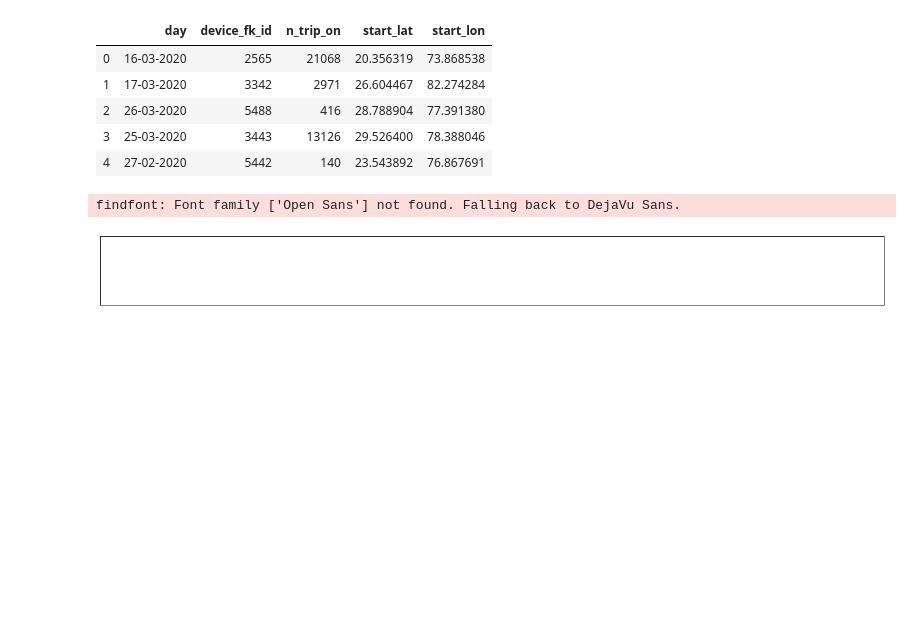
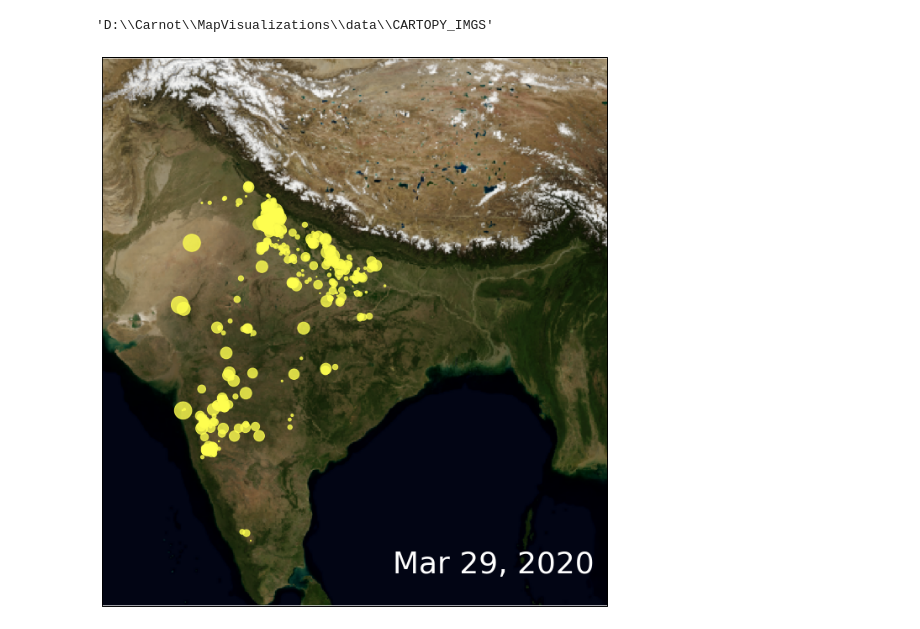
Before and after one commit to carnot-technologies/MapVisualizations, a Jupyter notebook: CartopyDemo.ipynb, the cells around one changed output. Saved outputs shown, nothing was run; the diff lists cells and outputs as text; code cells hidden in the pictures; blank space fills up the shorter version.

Commit message:
Added comments in and refined cartopy notebook

```diff
--- a/CartopyDemo.ipynb
+++ b/CartopyDemo.ipynb
@@ -13,10 +23 @@ df = pd.read_csv('data\\scatter_dummy_data.csv')
-# %%
-df.head()
-# %% [output]
-|  | day | device_fk_id | n_trip_on | start_lat | start_lon |
-| 0 | 16-03-2020 | 2565 | 21068 | 20.356319 | 73.868538 |
-| 1 | 17-03-2020 | 3342 | 2971 | 26.604467 | 82.274284 |
-| 2 | 26-03-2020 | 5488 | 416 | 28.788904 | 77.391380 |
-| 3 | 25-03-2020 | 3443 | 13126 | 29.526400 | 78.388046 |
-| 4 | 27-02-2020 | 5442 | 140 | 23.543892 | 76.867691 |
 # %%
@@ -23,45 +25,58 @@ df.head()
 df['day'] = pd.to_datetime(df['day'],format="%d-%m-%Y")
+# %%
+#Set the directory for the background image
+current_directory = os.getcwd()
+os.environ["CARTOPY_USER_BACKGROUNDS"] = os.path.join(current_directory,'data','CARTOPY_IMGS')
+
+#Verify that the environment variable has been correctly set
+os.getenv('CARTOPY_USER_BACKGROUNDS')
+# %% [output]
+'D:\\Carnot\\MapVisualizations\\data\\CARTOPY_IMGS'
+# %%
+#Define the extent of the plot. Here the extreme lat lon of India are hard-coded.
+lat_min = 8.06890
+lat_max = 37.08586
+lon_min = 68.1941
+lon_max = 97.39564
+extent = [lon_min, lon_max, lat_min, lat_max]
+central_lon = np.mean(extent[:2])
+central_lat = np.mean(extent[2:])
 # %%
-central_lat = 37.5
-central_lon = -96
-extent = [68.1941, 97.39564, 8.06890, 37.08586]
-central_lon = np.mean(extent[:2])
-central_lat = np.mean(extent[2:])
-os.environ["CARTOPY_USER_BACKGROUNDS"] = "C:\\Users\\Yash\\Downloads\\CARTOPY_IMGS"
-
 fig = plt.figure(figsize=(24, 12))
-ax = plt.axes(projection=ccrs.Mercator(central_lon, 8.06890, 37.08586))
+ax = plt.axes(projection=ccrs.Mercator(central_lon, lat_min, lat_max))
 for i in range(1,30):
     date = datetime(2020,3,i)
     df_single_day = df[df['day'] == date]
     if ax is None:
         fig = plt.figure(figsize=(24, 12))
-        ax = plt.axes(projection=ccrs.Mercator(central_lon, 8.06890, 37.08586))
+        ax = plt.axes(projection=ccrs.Mercator(central_lon, lat_min, lat_max))
     ax.set_extent(extent, crs=ccrs.PlateCarree())
 
-    ax.background_img(extent = extent)
+    #Setting the background image and creating the plot
+    ax.background_img(name='BM_NASA', resolution='low',extent = extent)
     ax.scatter(df_single_day['start_lon'], df_single_day['start_lat'], s=df_single_day['n_trip_on'].apply(lambda x: x/100),
                    alpha=0.8, color='#FFFF50',
                    transform=ccrs.PlateCarree())
-
-    fontname = 'Open Sans'
-    fontsize = 28
-    # Positions for the date and grad counter
+    #Adding text
+    fontsize = 36
+    # Positions for the date
     date_x = 85
     date_y = 10
-    date_spacing = 65
 
     ax.text(date_x, date_y,
             f"{date.strftime('%b %d, %Y')}",
             color='white',
-            fontname=fontname, fontsize=fontsize*1.3,
+            fontsize=fontsize,
             transform=ccrs.PlateCarree())
 
+    #saving the figure
     fig.savefig(f"frames_cartopy/frame_{i:02d}.png", dpi=100,facecolor='black', bbox_inches='tight')
-    ax.clear()
+
+    #Clear all the figures except the last one. We'll show the last one in-line in the notebook.
+    if(i != 29):
+        ax.clear()
 # %% [output]
-findfont: Font family ['Open Sans'] not found. Falling back to DejaVu Sans.
-[figure, old version]
+[figure, new version]
 # %%
 #Now that the images have been saved, it is time to stitch them into a video.
 #Open command prompt and navigate to the frames_cartopy folder
```
Also changed, not shown: parts of 4 cells of this notebook, 2 other files.
